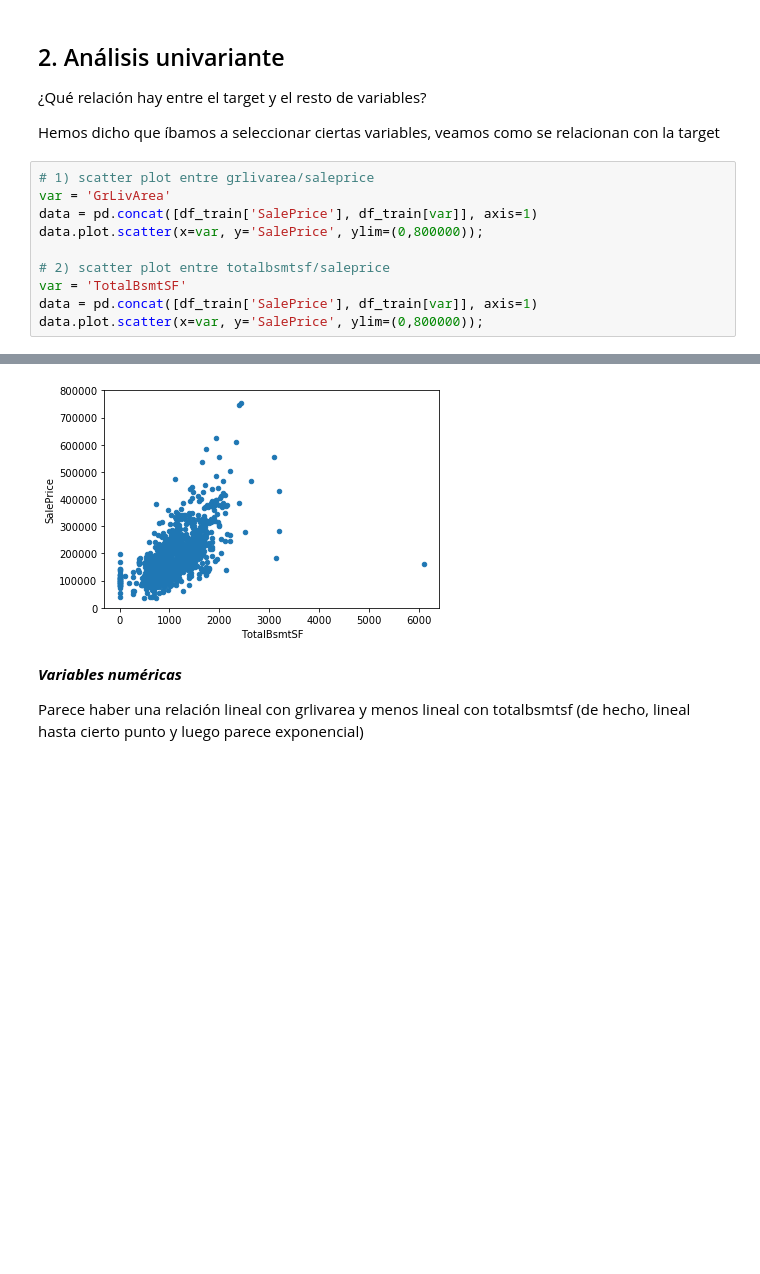
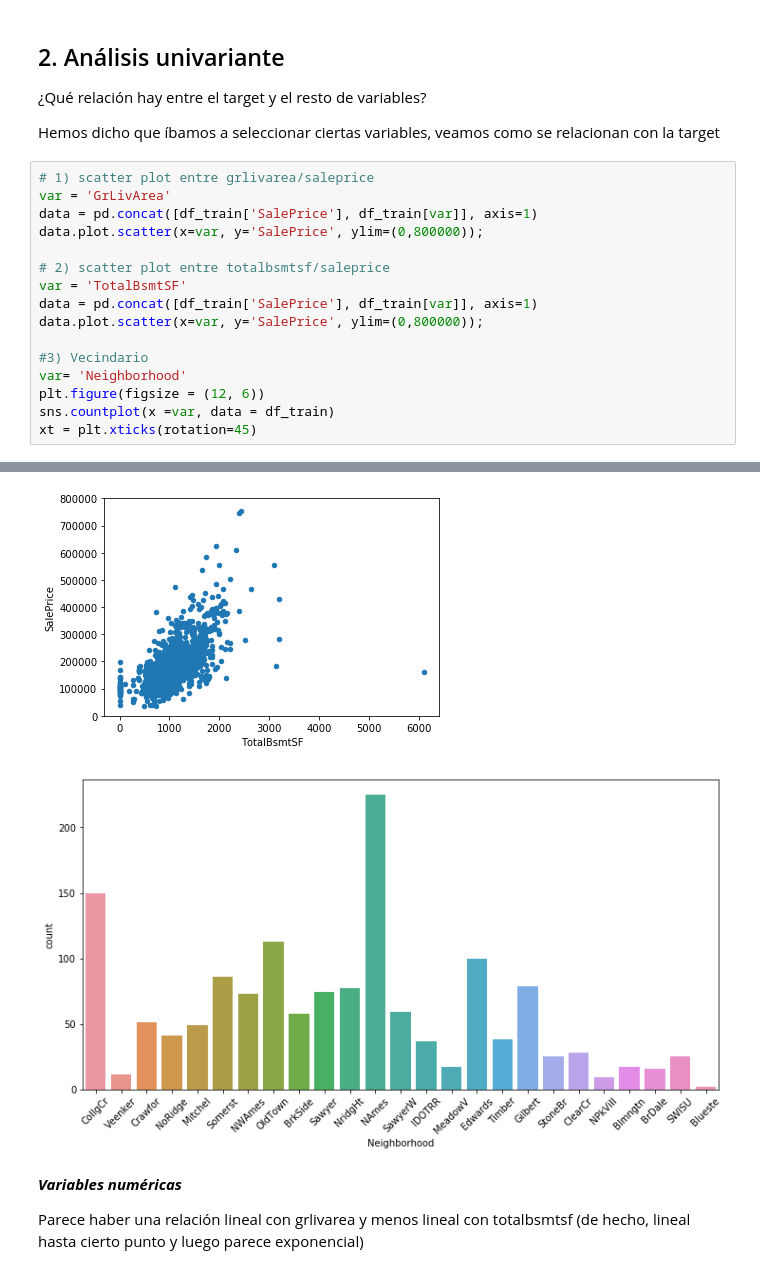
Before and after one commit to mmartglez/python_machine_learning, a Jupyter notebook: 0. Analisis Exploratorio de datos.ipynb, the cells around one changed output, grey strips where cells are left out. Cells and saved outputs as stored; diff of their text form; blank space fills up the shorter version.

```diff
--- a/0. Analisis Exploratorio de datos.ipynb
+++ b/0. Analisis Exploratorio de datos.ipynb
@@ -102,16 +102,23 @@ Hemos dicho que íbamos a seleccionar ciertas variables, veamos como se relacion
 # %%
 # 1) scatter plot entre grlivarea/saleprice
 var = 'GrLivArea'
 data = pd.concat([df_train['SalePrice'], df_train[var]], axis=1)
 data.plot.scatter(x=var, y='SalePrice', ylim=(0,800000));
 
 # 2) scatter plot entre totalbsmtsf/saleprice
 var = 'TotalBsmtSF'
 data = pd.concat([df_train['SalePrice'], df_train[var]], axis=1)
 data.plot.scatter(x=var, y='SalePrice', ylim=(0,800000));
+
+#3) Vecindario
+var= 'Neighborhood'
+plt.figure(figsize = (12, 6))
+sns.countplot(x =var, data = df_train)
+xt = plt.xticks(rotation=45)
 # %% [output]
 [figure]
 [figure]
+[figure, added]
 # %% [markdown]
 ***Variables numéricas***
 
```
Also changed, not shown: parts of 6 cells of this notebook, 1 other file.
